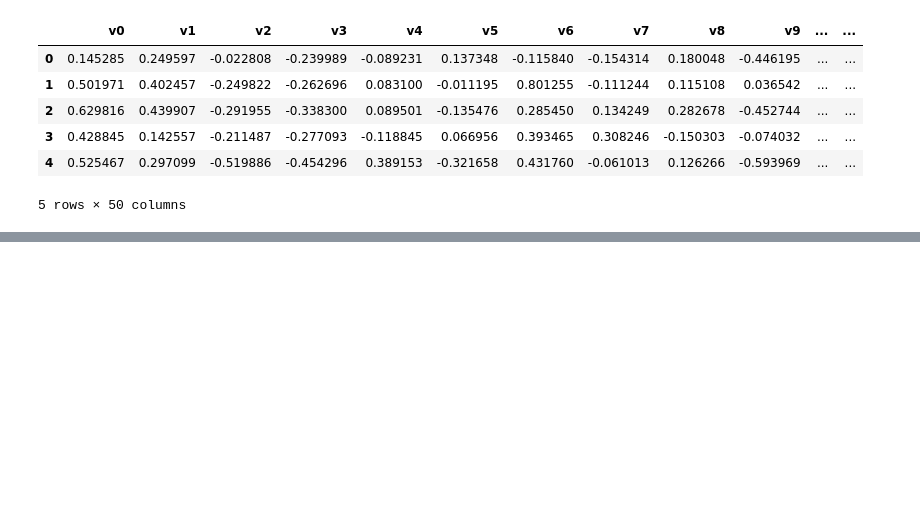
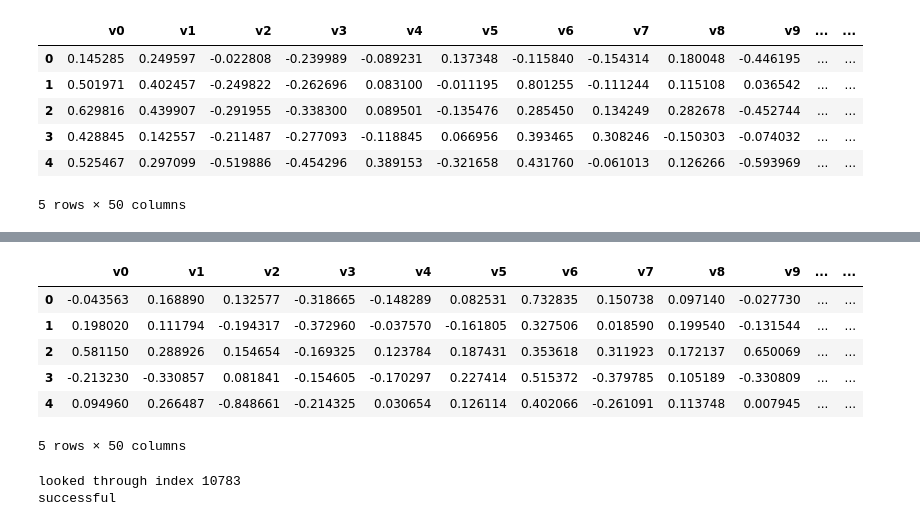
Before and after one commit to shenoy10/Harvey_Machine_Learning, a Jupyter notebook: Embedding_Model.ipynb, the cells around one changed output, grey strips where cells are left out. Cells and saved outputs as stored; diff of their text form; code cells hidden in the pictures; blank space fills up the shorter version.

```diff
--- a/Embedding_Model.ipynb
+++ b/Embedding_Model.ipynb
@@ -300,0 +356,4 @@ KeyboardInterrupt:
+# %%
+#now prune the tweets that are not English
+df_english = df_subset.drop(df_subset.index[drop_indices])
+df_english.shape
@@ -300,0 +362,4 @@ KeyboardInterrupt:
+# %%
+df_english_small = df_english.iloc[:20000,:]
+print(df_english_small.shape)
+df_english_small.head()
@@ -300,0 +374,6 @@ KeyboardInterrupt:
+# %%
+def deEmojify(inputString):
+    return inputString.encode('ascii', 'ignore').decode('ascii')
+df_noemoji = pd.DataFrame(data={'text' : df_english_small['text'].map(deEmojify)})
+print(df_noemoji.shape)
+df_noemoji.head()
@@ -300,0 +388,8 @@ KeyboardInterrupt:
+# %%
+#now preprocess the text
+df_test = df_noemoji.copy().reset_index(drop=True)
+df_test['Text'] = df_test['text'].map(lambda x: process_tweet(x, tknzr, None, True))
+df_test.pop('text')
+
+print(df_test.shape)
+df_test.head()
@@ -300,0 +404,13 @@ KeyboardInterrupt:
+# %%
+#now convert to word embeddings
+df_testv = tweets_to_df(df_test, [0]*df_test.shape[0], embeddings, glove).reset_index(drop=True)
+df_testv.pop('class')
+df_testv.head()
+# %% [output]
+|  | v0 | v1 | v2 | v3 | v4 | v5 | v6 | v7 | v8 | v9 | ... | ... |
+| 0 | -0.043563 | 0.168890 | 0.132577 | -0.318665 | -0.148289 | 0.082531 | 0.732835 | 0.150738 | 0.097140 | -0.027730 | ... | ... |
+| 1 | 0.198020 | 0.111794 | -0.194317 | -0.372960 | -0.037570 | -0.161805 | 0.327506 | 0.018590 | 0.199540 | -0.131544 | ... | ... |
+| 2 | 0.581150 | 0.288926 | 0.154654 | -0.169325 | 0.123784 | 0.187431 | 0.353618 | 0.311923 | 0.172137 | 0.650069 | ... | ... |
+| 3 | -0.213230 | -0.330857 | 0.081841 | -0.154605 | -0.170297 | 0.227414 | 0.515372 | -0.379785 | 0.105189 | -0.330809 | ... | ... |
+| 4 | 0.094960 | 0.266487 | -0.848661 | -0.214325 | 0.030654 | 0.126114 | 0.402066 | -0.261091 | 0.113748 | 0.007945 | ... | ... |
+5 rows × 50 columns
@@ -300,0 +422,26 @@ KeyboardInterrupt:
+# %%
+#now run until we have 5000 positives and 5000 negatives
+pos = 0
+neg = 0
+indices = []
+success = False
+
+for index in range(len(pred)):
+    p = pred[index]
+    if pos == 2400 and neg == 1600:
+        success = True
+        print('looked through index ' + str(index))
+        break
+    elif p == 0:
+        if neg < 1600:
+            indices.append(index)
+            neg += 1
+    else:
+        if pos < 2400:
+            indices.append(index)
+            pos += 1
+
+print('successful' if success else 'failure')
+# %% [output]
+looked through index 10783
+successful
```
Also changed, not shown: parts of 13 cells of this notebook, 1 other file.
